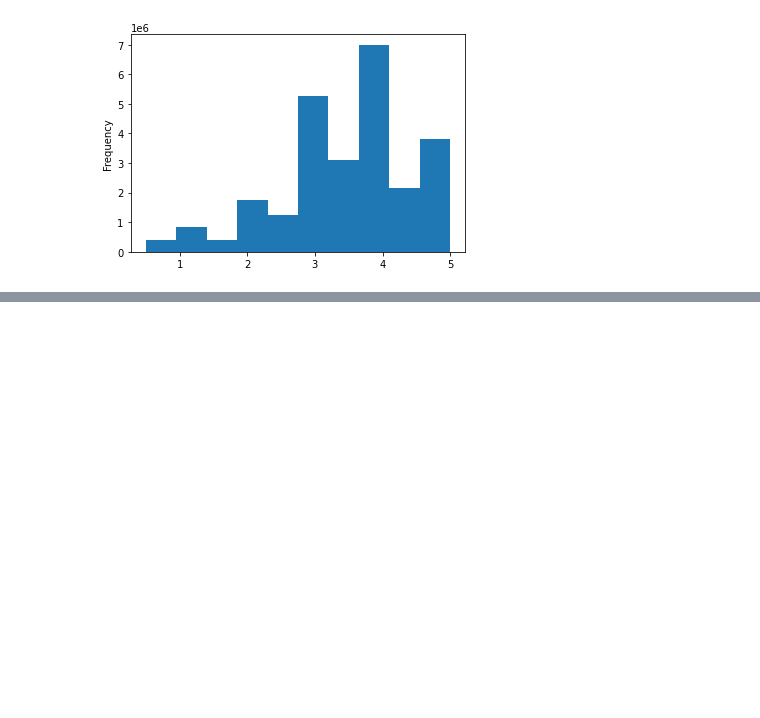
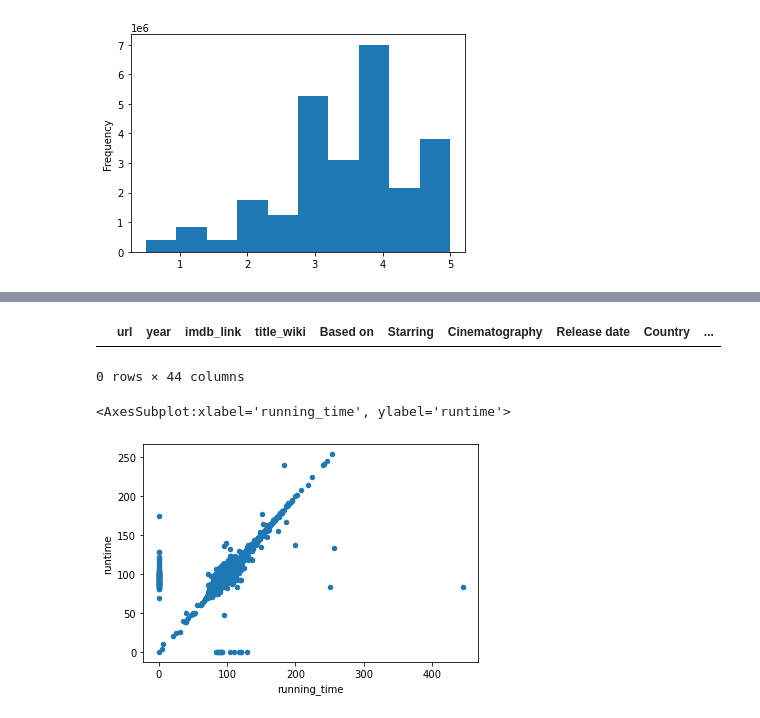
Before and after one commit to vanessamignelli/Movies-ETL, a Jupyter notebook: MovieLens_Extract.ipynb, the cells around one changed output, grey strips where cells are left out. Saved outputs shown, nothing was run; the diff lists cells and outputs as text; code cells hidden in the pictures; blank space fills up the shorter version.

Commit message:
adding transformed data

```diff
--- a/MovieLens_Extract.ipynb
+++ b/MovieLens_Extract.ipynb
@@ -1025,0 +1028,4 @@ Name: rating, dtype: float64
+# %%
+#inner join wiki and kaggle data on imdb column to keep movies that are the same in both df's
+#use suffixes to help identify redundant columns and tables they're from
+movies_df = pd.merge(wiki_movies_df, kaggle_metadata, on='imdb_id', suffixes=['_wiki', '_kaggle'])
@@ -1025,0 +1107,13 @@ Name: rating, dtype: float64
+# %%
+# Show any rows where title_kaggle is empty
+movies_df[(movies_df['title_kaggle'] == '') | (movies_df['title_kaggle'].isnull())]
+# %% [output]
+|  | url | year | imdb_link | title_wiki | Based on | Starring | Cinematography | Release date | Country | ... |
+0 rows × 44 columns
+# %%
+#fill missing values with zero and make a scatter plot
+#if exactly the same scatter plot should show up as a straight line
+movies_df.fillna(0).plot(x='running_time', y='runtime', kind='scatter')
+# %% [output]
+<AxesSubplot:xlabel='running_time', ylabel='runtime'>
+[figure, added]
```
Also changed, not shown: parts of 33 cells of this notebook.
